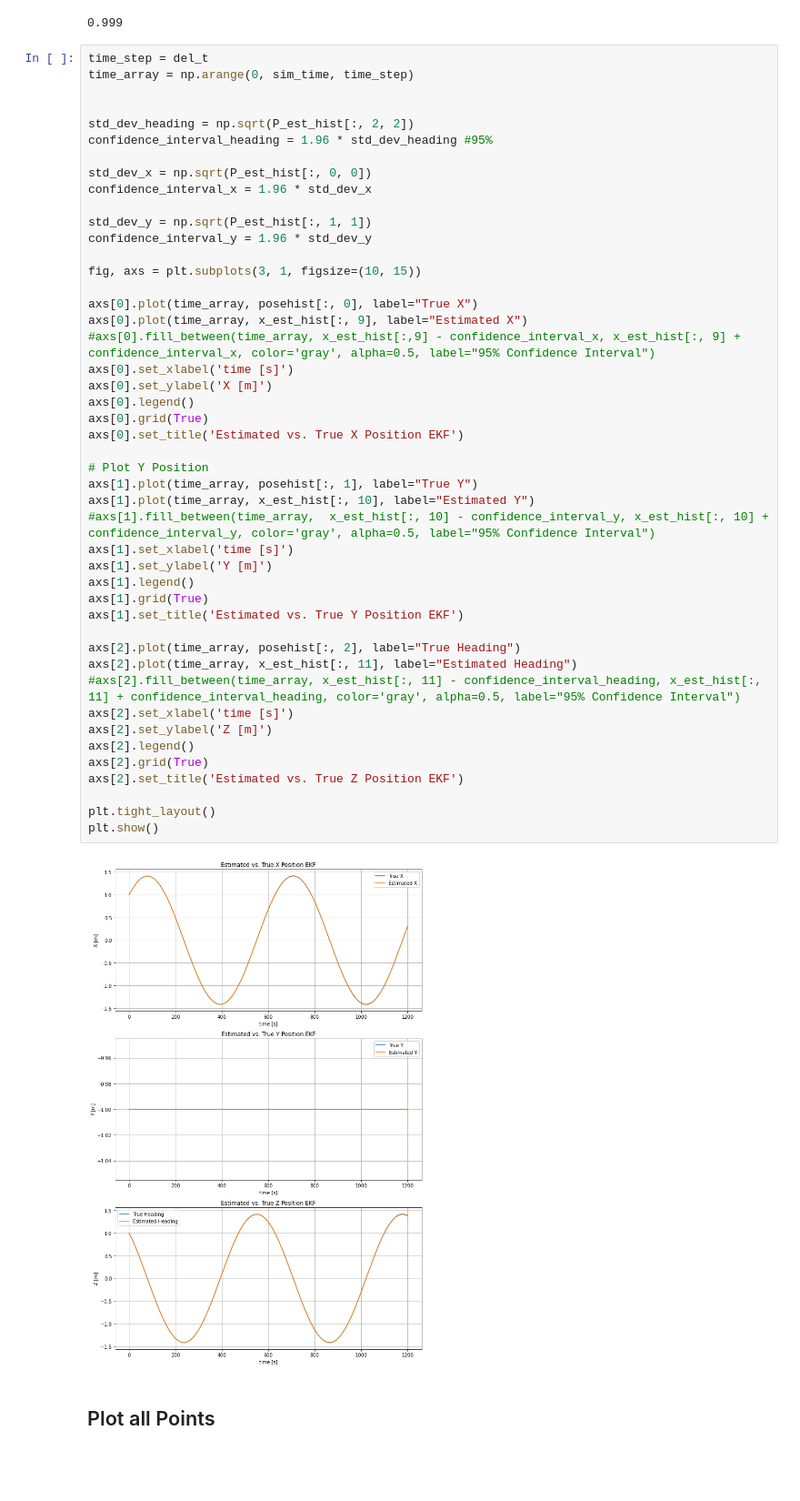
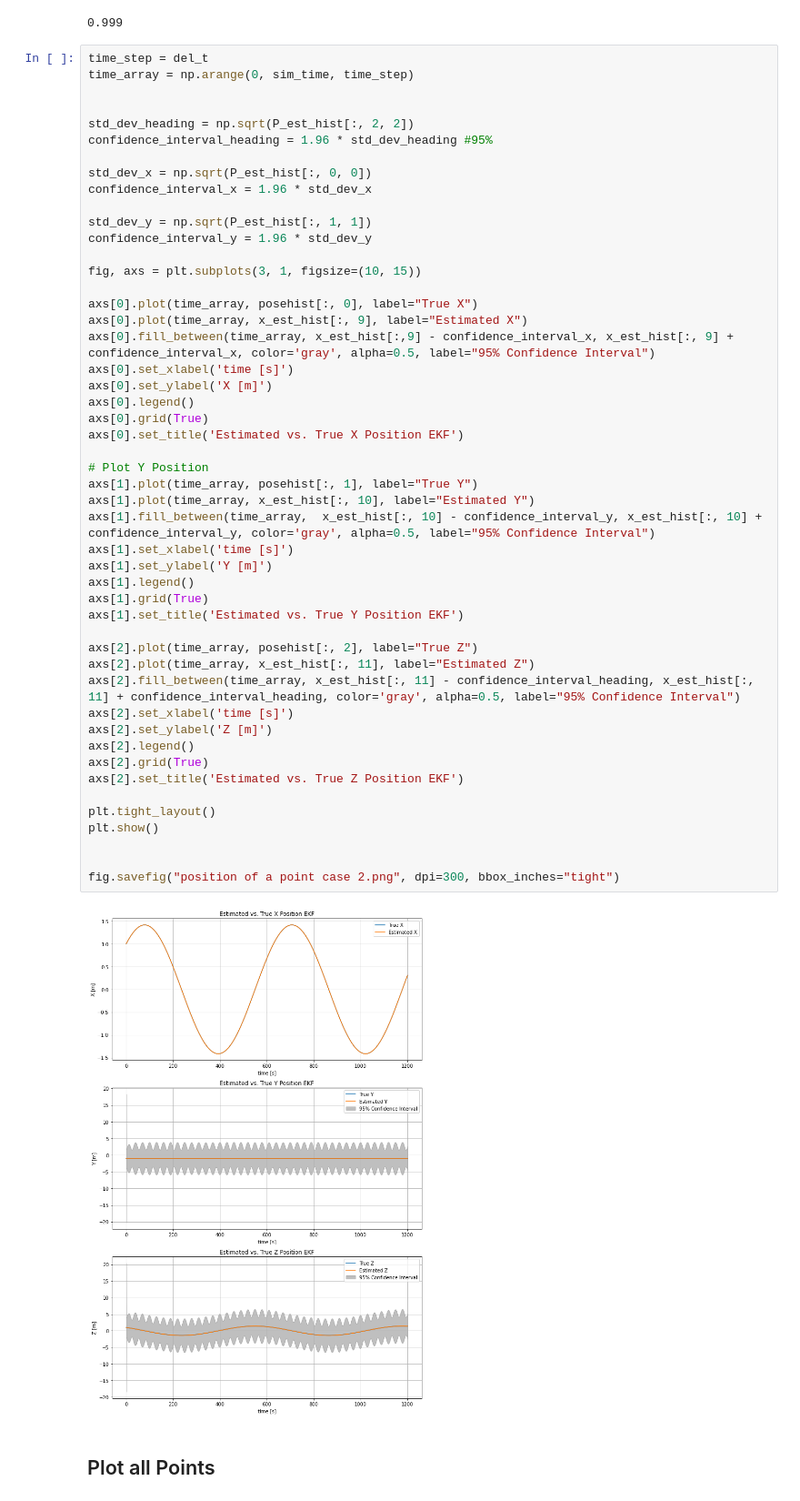
Before and after one commit to annasulzer/273-final-project, a Jupyter notebook: simulate_playground_EKF.ipynb, the cells around one changed output. Shown: that part at 91% size. Cells and saved outputs as stored; diff of their text form; blank space fills up the shorter version.

```diff
--- a/simulate_playground_EKF.ipynb
+++ b/simulate_playground_EKF.ipynb
@@ -183,39 +183,42 @@ std_dev_y = np.sqrt(P_est_hist[:, 1, 1])
 confidence_interval_y = 1.96 * std_dev_y
 
 fig, axs = plt.subplots(3, 1, figsize=(10, 15))
 
 axs[0].plot(time_array, posehist[:, 0], label="True X")
 axs[0].plot(time_array, x_est_hist[:, 9], label="Estimated X")
-#axs[0].fill_between(time_array, x_est_hist[:,9] - confidence_interval_x, x_est_hist[:, 9] + confidence_interval_x, color='gray', alpha=0.5, label="95% Confidence Interval")
+axs[0].fill_between(time_array, x_est_hist[:,9] - confidence_interval_x, x_est_hist[:, 9] + confidence_interval_x, color='gray', alpha=0.5, label="95% Confidence Interval")
 axs[0].set_xlabel('time [s]')
 axs[0].set_ylabel('X [m]')
 axs[0].legend()
 axs[0].grid(True)
 axs[0].set_title('Estimated vs. True X Position EKF')
 
 # Plot Y Position
 axs[1].plot(time_array, posehist[:, 1], label="True Y")
 axs[1].plot(time_array, x_est_hist[:, 10], label="Estimated Y")
-#axs[1].fill_between(time_array,  x_est_hist[:, 10] - confidence_interval_y, x_est_hist[:, 10] + confidence_interval_y, color='gray', alpha=0.5, label="95% Confidence Interval")
+axs[1].fill_between(time_array,  x_est_hist[:, 10] - confidence_interval_y, x_est_hist[:, 10] + confidence_interval_y, color='gray', alpha=0.5, label="95% Confidence Interval")
 axs[1].set_xlabel('time [s]')
 axs[1].set_ylabel('Y [m]')
 axs[1].legend()
 axs[1].grid(True)
 axs[1].set_title('Estimated vs. True Y Position EKF')
 
-axs[2].plot(time_array, posehist[:, 2], label="True Heading")
-axs[2].plot(time_array, x_est_hist[:, 11], label="Estimated Heading")
-#axs[2].fill_between(time_array, x_est_hist[:, 11] - confidence_interval_heading, x_est_hist[:, 11] + confidence_interval_heading, color='gray', alpha=0.5, label="95% Confidence Interval")
+axs[2].plot(time_array, posehist[:, 2], label="True Z")
+axs[2].plot(time_array, x_est_hist[:, 11], label="Estimated Z")
+axs[2].fill_between(time_array, x_est_hist[:, 11] - confidence_interval_heading, x_est_hist[:, 11] + confidence_interval_heading, color='gray', alpha=0.5, label="95% Confidence Interval")
 axs[2].set_xlabel('time [s]')
 axs[2].set_ylabel('Z [m]')
 axs[2].legend()
 axs[2].grid(True)
 axs[2].set_title('Estimated vs. True Z Position EKF')
 
 plt.tight_layout()
 plt.show()
+
+
+fig.savefig("position of a point case 2.png", dpi=300, bbox_inches="tight")
 # %% [output]
-[figure, old version]
+[figure, new version]
 # %% [markdown]
 ## Plot all Points
 # %% [markdown]
```
Also changed, not shown: 2 other files.
